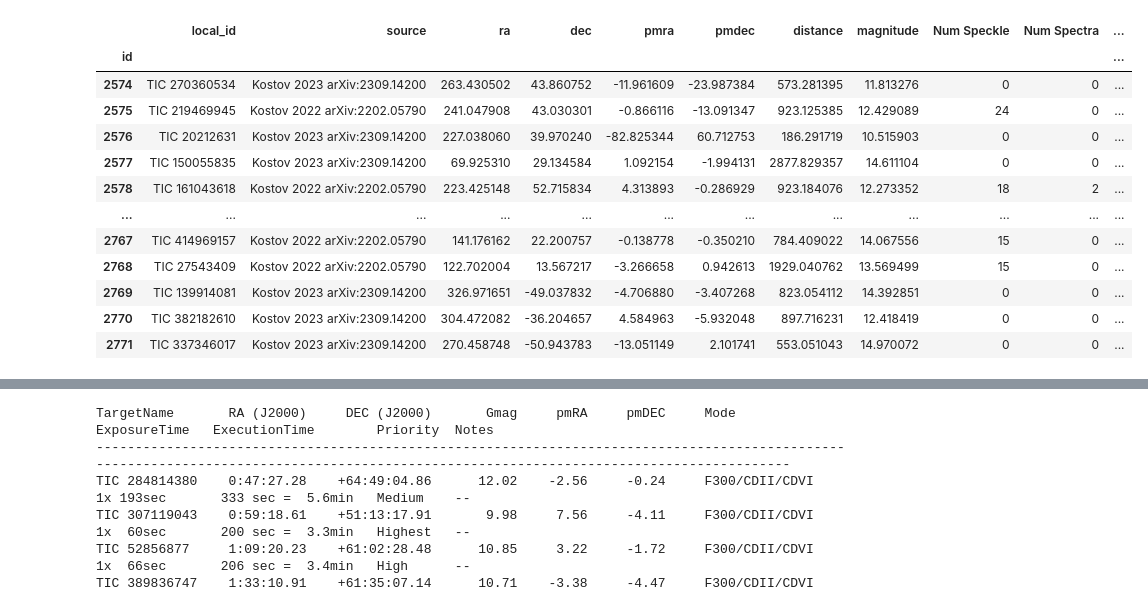
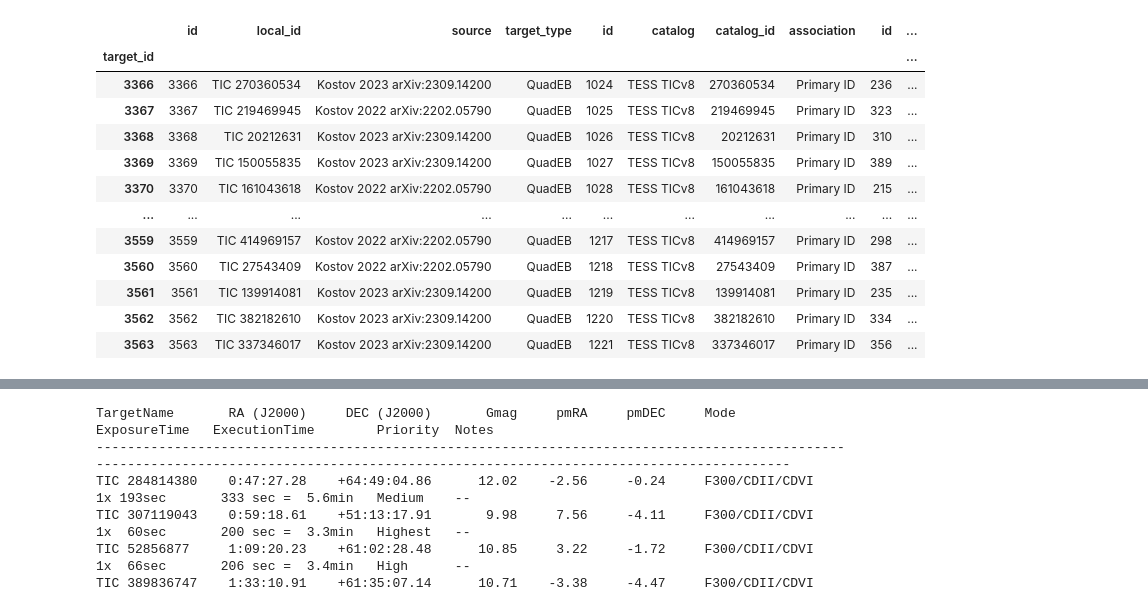
Before and after one commit to CvillePaul/Observation-Planner, a Jupyter notebook: Observation Planner.ipynb, the cells around one changed output, grey strips where cells are left out. Cells and saved outputs as stored; diff of their text form; code cells hidden in the pictures.

```diff
--- a/Observation Planner.ipynb
+++ b/Observation Planner.ipynb
@@ -12,44 +12,86 @@ import pandas as pd
 # %%
 conn = connect("../django/QuadEBdb/db.sqlite3")
 
-targets = pd.read_sql("select * from tom_target;", conn, index_col="id")
+# read base list of targets
+targets = pd.read_sql(
+    """
+        select *
+        from tom_target t
+        join tom_catalogassociation ca on ca.target_id = t.id and ca.catalog = 'TESS TICv8' and ca.association = 'Primary ID'
+        join tom_tess_ticv8 tt on tt.Identifier = ca.catalog_id
+        ;""",
+    conn,
+    index_col="target_id",
+)
 
+# get speckle and spectrum data and add it to main targets table
 speckle = pd.read_sql("select * from tom_specklerawdata;", conn, index_col="target_id")
 spectrum = pd.read_sql(
     "select * from tom_spectrumrawdata;", conn, index_col="target_id"
 )
 
-targets = targets.join(speckle.groupby("target_id").id.agg(num_speckle="count")).rename(columns={"num_speckle": "Num Speckle"})
-targets = targets.join(spectrum.groupby("target_id").id.agg(num_spectra="count")).rename(columns={"num_spectra": "Num Spectra"})
+targets = targets.join(speckle.groupby("target_id").id.agg(num_speckle="count")).rename(
+    columns={"num_speckle": "Num Speckle"}
+)
+targets = targets.join(
+    spectrum.groupby("target_id").id.agg(num_spectra="count")
+).rename(columns={"num_spectra": "Num Spectra"})
 targets.fillna(0, inplace=True)
-targets['Num Speckle'] = targets['Num Speckle'].astype(int)
-targets['Num Spectra'] = targets['Num Spectra'].astype(int)
+targets["Num Speckle"] = targets["Num Speckle"].astype(int)
+targets["Num Spectra"] = targets["Num Spectra"].astype(int)
 
-for target_list_tup in conn.execute("select name from tom_targetlist;").fetchall():
-    target_list = target_list_tup[0]
-    list_members = [result[0] for result in conn.execute("""
+# add columns for membership in each target list
+for (target_list,) in conn.execute("select name from tom_targetlist;").fetchall():
+    list_members = [
+        result[0]
+        for result in conn.execute(
+            """
                                 select t.local_id
                                 from tom_targetlist tl
                                 join tom_targetlist_targets tlt on tlt.targetlist_id = tl.id
                                 join tom_target t on t.id = tlt.target_id
                                 where tl.name = ?
                                 ;
-                                """, [target_list]).fetchall()]
+                                """,
+            [target_list],
+        ).fetchall()
+    ]
     targets[target_list] = False
     targets.loc[targets.local_id.isin(list_members), target_list] = True
 
+# add parameters for the binary systems
+params = pd.read_sql(
+    """
+    select t.local_id, bp.*
+    from tom_binaryparameters bp
+    join tom_scienceresult sr on sr.id = bp.scienceresult_ptr_id
+    join tom_target t on t.id = sr.target_id
+    ;""",
+    conn,
+    index_col="local_id",
+)
+# TODO: following code only works for binary systems - generalize to n-member systems
+joined_params = params.drop(columns=["scienceresult_ptr_id"])
+joined_params = joined_params[joined_params["member"] == "Member A"].join(
+    joined_params[joined_params["member"] == "Member B"],
+    on="local_id",
+    lsuffix="_A",
+    rsuffix="_B",
+)
+targets = targets.join(joined_params, on="local_id", how="left")
+
 targets
 # %% [output]
-|  | local_id | source | ra | dec | pmra | pmdec | distance | magnitude | Num Speckle | Num Spectra | ... |
-| id |  |  |  |  |  |  |  |  |  |  | ... |
-| 2574 | TIC 270360534 | Kostov 2023 arXiv:2309.14200 | 263.430502 | 43.860752 | -11.961609 | -23.987384 | 573.281395 | 11.813276 | 0 | 0 | ... |
-| 2575 | TIC 219469945 | Kostov 2022 arXiv:2202.05790 | 241.047908 | 43.030301 | -0.866116 | -13.091347 | 923.125385 | 12.429089 | 24 | 0 | ... |
-| 2576 | TIC 20212631 | Kostov 2023 arXiv:2309.14200 | 227.038060 | 39.970240 | -82.825344 | 60.712753 | 186.291719 | 10.515903 | 0 | 0 | ... |
-| 2577 | TIC 150055835 | Kostov 2023 arXiv:2309.14200 | 69.925310 | 29.134584 | 1.092154 | -1.994131 | 2877.829357 | 14.611104 | 0 | 0 | ... |
-| 2578 | TIC 161043618 | Kostov 2022 arXiv:2202.05790 | 223.425148 | 52.715834 | 4.313893 | -0.286929 | 923.184076 | 12.273352 | 18 | 2 | ... |
-| ... | ... | ... | ... | ... | ... | ... | ... | ... | ... | ... | ... |
-| 2767 | TIC 414969157 | Kostov 2022 arXiv:2202.05790 | 141.176162 | 22.200757 | -0.138778 | -0.350210 | 784.409022 | 14.067556 | 15 | 0 | ... |
-| 2768 | TIC 27543409 | Kostov 2022 arXiv:2202.05790 | 122.702004 | 13.567217 | -3.266658 | 0.942613 | 1929.040762 | 13.569499 | 15 | 0 | ... |
-| 2769 | TIC 139914081 | Kostov 2023 arXiv:2309.14200 | 326.971651 | -49.037832 | -4.706880 | -3.407268 | 823.054112 | 14.392851 | 0 | 0 | ... |
-| 2770 | TIC 382182610 | Kostov 2023 arXiv:2309.14200 | 304.472082 | -36.204657 | 4.584963 | -5.932048 | 897.716231 | 12.418419 | 0 | 0 | ... |
-| 2771 | TIC 337346017 | Kostov 2023 arXiv:2309.14200 | 270.458748 | -50.943783 | -13.051149 | 2.101741 | 553.051043 | 14.970072 | 0 | 0 | ... |
+|  | id | local_id | source | target_type | id | catalog | catalog_id | association | id | ... |
+| target_id |  |  |  |  |  |  |  |  |  | ... |
+| 3366 | 3366 | TIC 270360534 | Kostov 2023 arXiv:2309.14200 | QuadEB | 1024 | TESS TICv8 | 270360534 | Primary ID | 236 | ... |
+| 3367 | 3367 | TIC 219469945 | Kostov 2022 arXiv:2202.05790 | QuadEB | 1025 | TESS TICv8 | 219469945 | Primary ID | 323 | ... |
+| 3368 | 3368 | TIC 20212631 | Kostov 2023 arXiv:2309.14200 | QuadEB | 1026 | TESS TICv8 | 20212631 | Primary ID | 310 | ... |
+| 3369 | 3369 | TIC 150055835 | Kostov 2023 arXiv:2309.14200 | QuadEB | 1027 | TESS TICv8 | 150055835 | Primary ID | 389 | ... |
+| 3370 | 3370 | TIC 161043618 | Kostov 2022 arXiv:2202.05790 | QuadEB | 1028 | TESS TICv8 | 161043618 | Primary ID | 215 | ... |
+| ... | ... | ... | ... | ... | ... | ... | ... | ... | ... | ... |
+| 3559 | 3559 | TIC 414969157 | Kostov 2022 arXiv:2202.05790 | QuadEB | 1217 | TESS TICv8 | 414969157 | Primary ID | 298 | ... |
+| 3560 | 3560 | TIC 27543409 | Kostov 2022 arXiv:2202.05790 | QuadEB | 1218 | TESS TICv8 | 27543409 | Primary ID | 387 | ... |
+| 3561 | 3561 | TIC 139914081 | Kostov 2023 arXiv:2309.14200 | QuadEB | 1219 | TESS TICv8 | 139914081 | Primary ID | 235 | ... |
+| 3562 | 3562 | TIC 382182610 | Kostov 2023 arXiv:2309.14200 | QuadEB | 1220 | TESS TICv8 | 382182610 | Primary ID | 334 | ... |
+| 3563 | 3563 | TIC 337346017 | Kostov 2023 arXiv:2309.14200 | QuadEB | 1221 | TESS TICv8 | 337346017 | Primary ID | 356 | ... |
```
Also changed, not shown: parts of 8 cells of this notebook.
